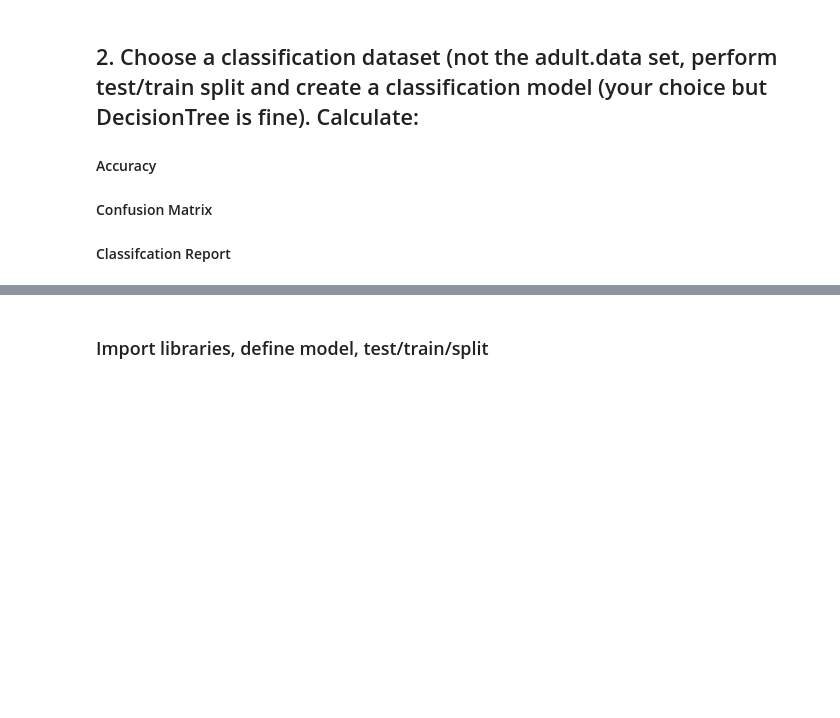
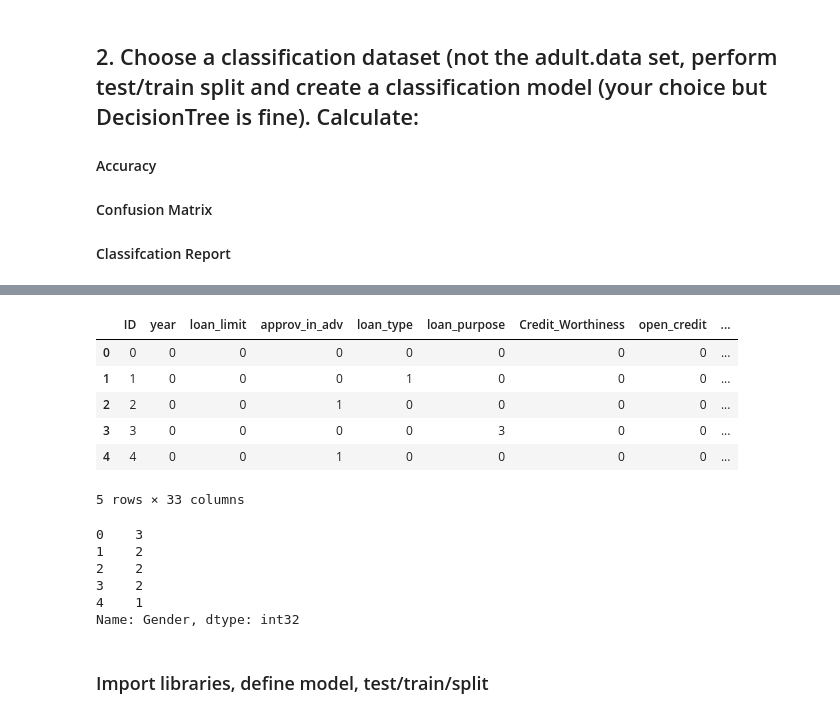
Before and after one commit to cjmasamitsu/mlnn-masamitsu, a Jupyter notebook: 05/masamitsu-week5-asnmt.ipynb, the cells around one changed output, grey strips where cells are left out. Drawn from its saved outputs; the diff is of its cells as text; code cells hidden in the pictures; blank space fills up the shorter version.

```diff
--- a/05/masamitsu-week5-asnmt.ipynb
+++ b/05/masamitsu-week5-asnmt.ipynb
@@ -91,3 +131,3 @@ class.columns
 # %%
-y = class[""]
-x = class([""], axis = 1)
+y = new_df["Gender"]
+x = new_df.drop(["Gender"], axis = 1)
@@ -94,3 +138,22 @@ x = class([""], axis = 1)
+# %%
+x.head()
+# %% [output]
+|  | ID | year | loan_limit | approv_in_adv | loan_type | loan_purpose | Credit_Worthiness | open_credit | ... |
+| 0 | 0 | 0 | 0 | 0 | 0 | 0 | 0 | 0 | ... |
+| 1 | 1 | 0 | 0 | 0 | 1 | 0 | 0 | 0 | ... |
+| 2 | 2 | 0 | 0 | 1 | 0 | 0 | 0 | 0 | ... |
+| 3 | 3 | 0 | 0 | 0 | 0 | 3 | 0 | 0 | ... |
+| 4 | 4 | 0 | 0 | 1 | 0 | 0 | 0 | 0 | ... |
+5 rows × 33 columns
+# %%
+y.head()
+# %% [output]
+0    3
+1    2
+2    2
+3    2
+4    1
+Name: Gender, dtype: int32
 # %% [markdown]
 ### Import libraries, define model, test/train/split
 # %%
```
Also changed, not shown: parts of 15 cells of this notebook, 1 other file.
